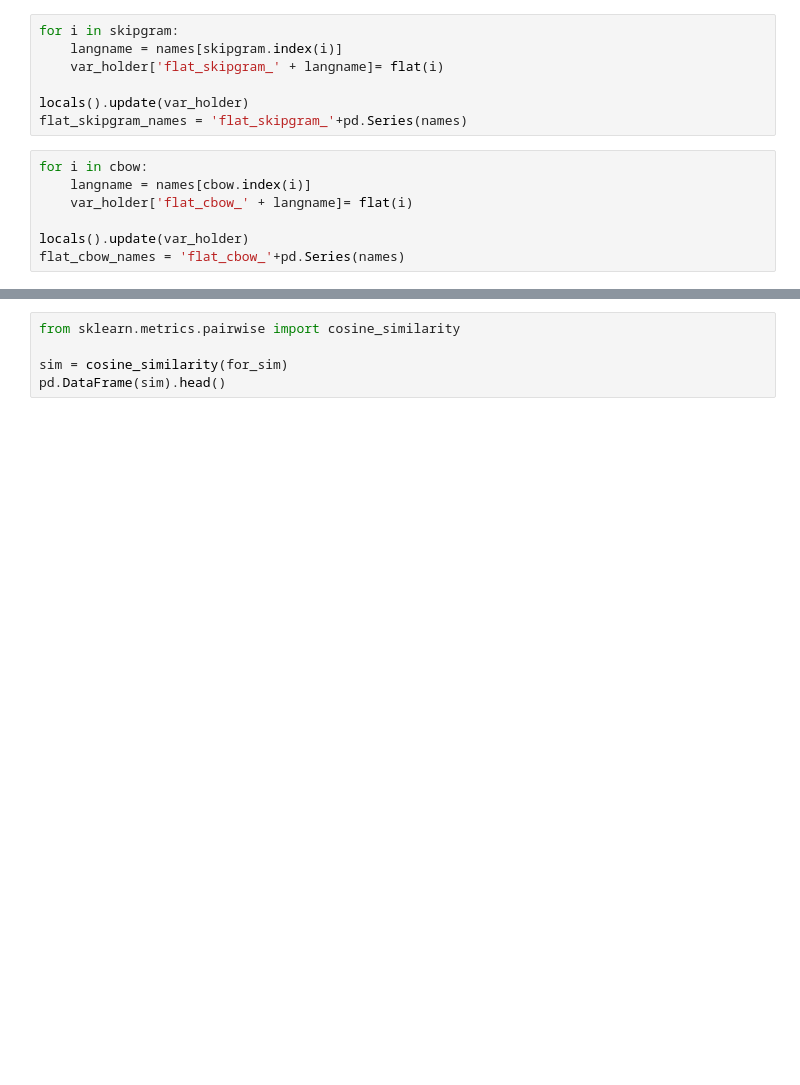
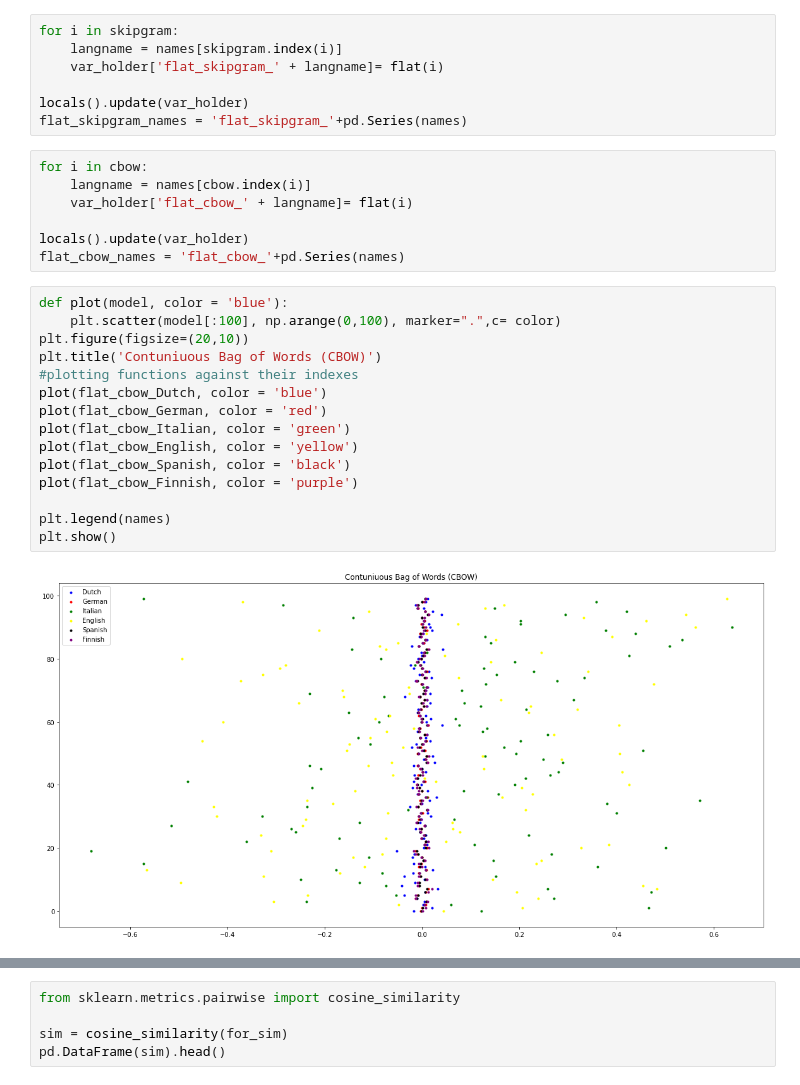
Before and after one commit to arif-cakir/GraduationProject, a Jupyter notebook: GradProject.ipynb, the cells around one changed output, grey strips where cells are left out. Cells and saved outputs as stored; diff of their text form; blank space fills up the shorter version.

```diff
--- a/GradProject.ipynb
+++ b/GradProject.ipynb
@@ -161,3 +154,20 @@ for i in cbow:
 
 locals().update(var_holder)
 flat_cbow_names = 'flat_cbow_'+pd.Series(names)
+# %%
+def plot(model, color = 'blue'):
+    plt.scatter(model[:100], np.arange(0,100), marker=".",c= color)
+plt.figure(figsize=(20,10))
+plt.title('Contuniuous Bag of Words (CBOW)')
+#plotting functions against their indexes
+plot(flat_cbow_Dutch, color = 'blue')
+plot(flat_cbow_German, color = 'red')
+plot(flat_cbow_Italian, color = 'green')
+plot(flat_cbow_English, color = 'yellow')
+plot(flat_cbow_Spanish, color = 'black')
+plot(flat_cbow_Finnish, color = 'purple')
+
+plt.legend(names)
+plt.show()
+# %% [output]
+[figure, added]
```
Also changed, not shown: parts of 8 cells of this notebook.
